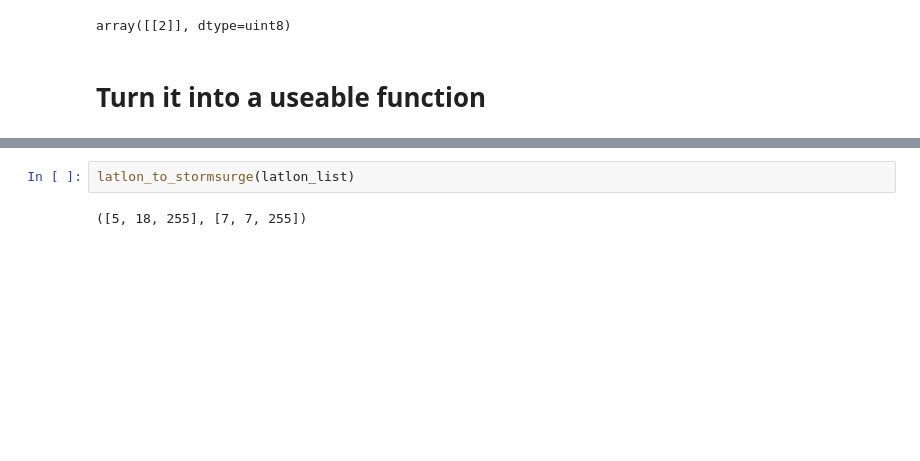
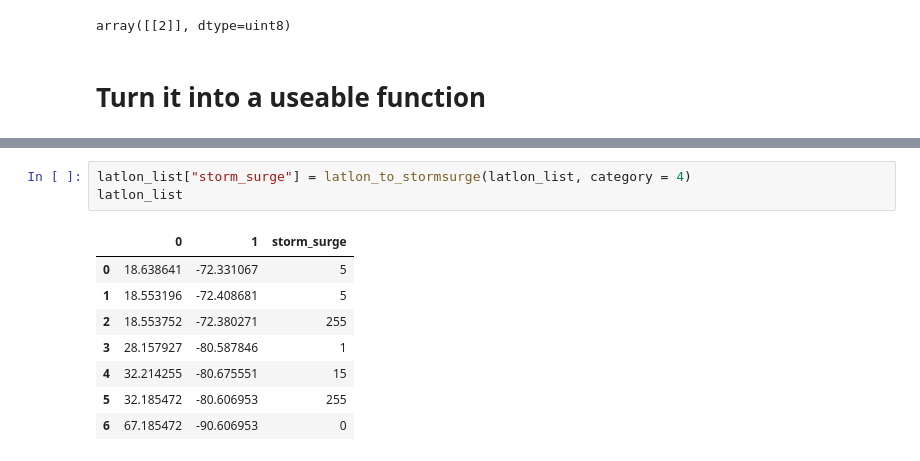
Before and after one commit to ai4er-cdt/hurricane-harm-herald, a Jupyter notebook: notebooks/Storm_Surge_EF.ipynb, the cells around one changed output, grey strips where cells are left out. Saved outputs shown, nothing was run; the diff lists cells and outputs as text; blank space fills up the shorter version.

```diff
--- a/notebooks/Storm_Surge_EF.ipynb
+++ b/notebooks/Storm_Surge_EF.ipynb
@@ -466,4 +513,12 @@ def latlon_to_stormsurge(latlon_list: np.ndarray) -> tuple:
-# %%
-latlon_to_stormsurge(latlon_list)
-# %% [output]
-([5, 18, 255], [7, 7, 255])
+# %%
+latlon_list["storm_surge"] = latlon_to_stormsurge(latlon_list, category = 4)
+latlon_list
+# %% [output]
+|  | 0 | 1 | storm_surge |
+| 0 | 18.638641 | -72.331067 | 5 |
+| 1 | 18.553196 | -72.408681 | 5 |
+| 2 | 18.553752 | -72.380271 | 255 |
+| 3 | 28.157927 | -80.587846 | 1 |
+| 4 | 32.214255 | -80.675551 | 15 |
+| 5 | 32.185472 | -80.606953 | 255 |
+| 6 | 67.185472 | -90.606953 | 0 |
```
Also changed, not shown: parts of 19 cells of this notebook.
